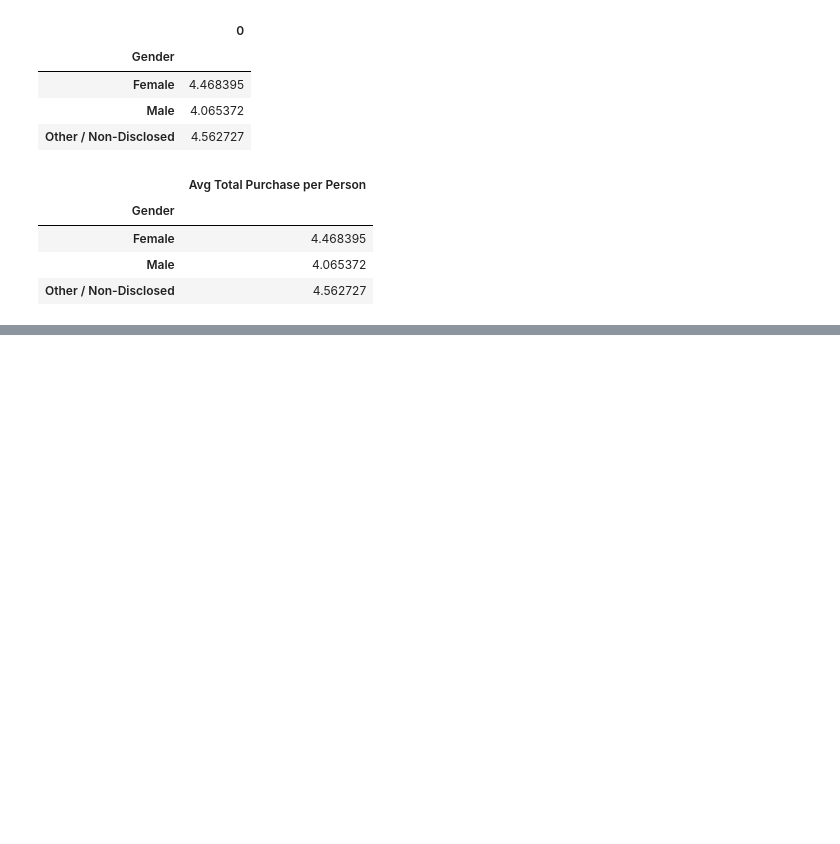
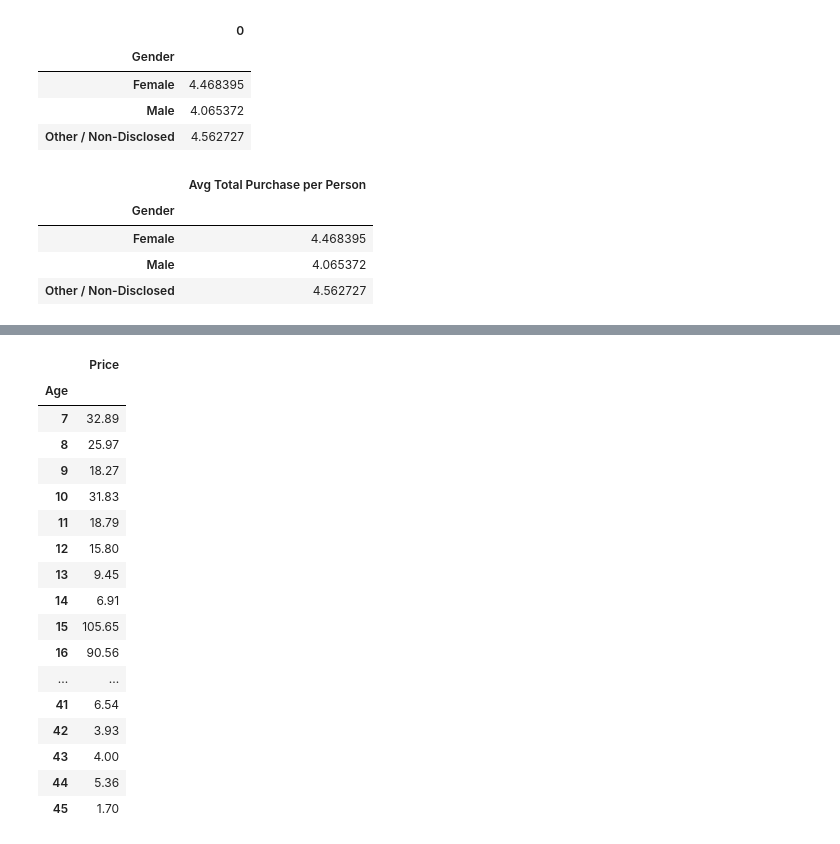
Before and after one commit to garzaadela/pandas-challenge, a Jupyter notebook: HeroesOfPymoli/HeroesOfPymoli.ipynb, the cells around one changed output, grey strips where cells are left out. Saved outputs shown, nothing was run; the diff lists cells and outputs as text; code cells hidden in the pictures; blank space fills up the shorter version.

```diff
--- a/HeroesOfPymoli/HeroesOfPymoli.ipynb
+++ b/HeroesOfPymoli/HeroesOfPymoli.ipynb
@@ -247,0 +373,22 @@ pd.concat([purchase_count, Average_purchase_price, Total_purchase_value, Avg_Tot
+# %%
+Total_price = purchase_data_df.groupby("Age")[["Price"]].sum()
+Total_price
+# %% [output]
+|  | Price |
+| Age |  |
+| 7 | 32.89 |
+| 8 | 25.97 |
+| 9 | 18.27 |
+| 10 | 31.83 |
+| 11 | 18.79 |
+| 12 | 15.80 |
+| 13 | 9.45 |
+| 14 | 6.91 |
+| 15 | 105.65 |
+| 16 | 90.56 |
+| ... | ... |
+| 41 | 6.54 |
+| 42 | 3.93 |
+| 43 | 4.00 |
+| 44 | 5.36 |
+| 45 | 1.70 |
```
Also changed, not shown: parts of 21 cells of this notebook.
